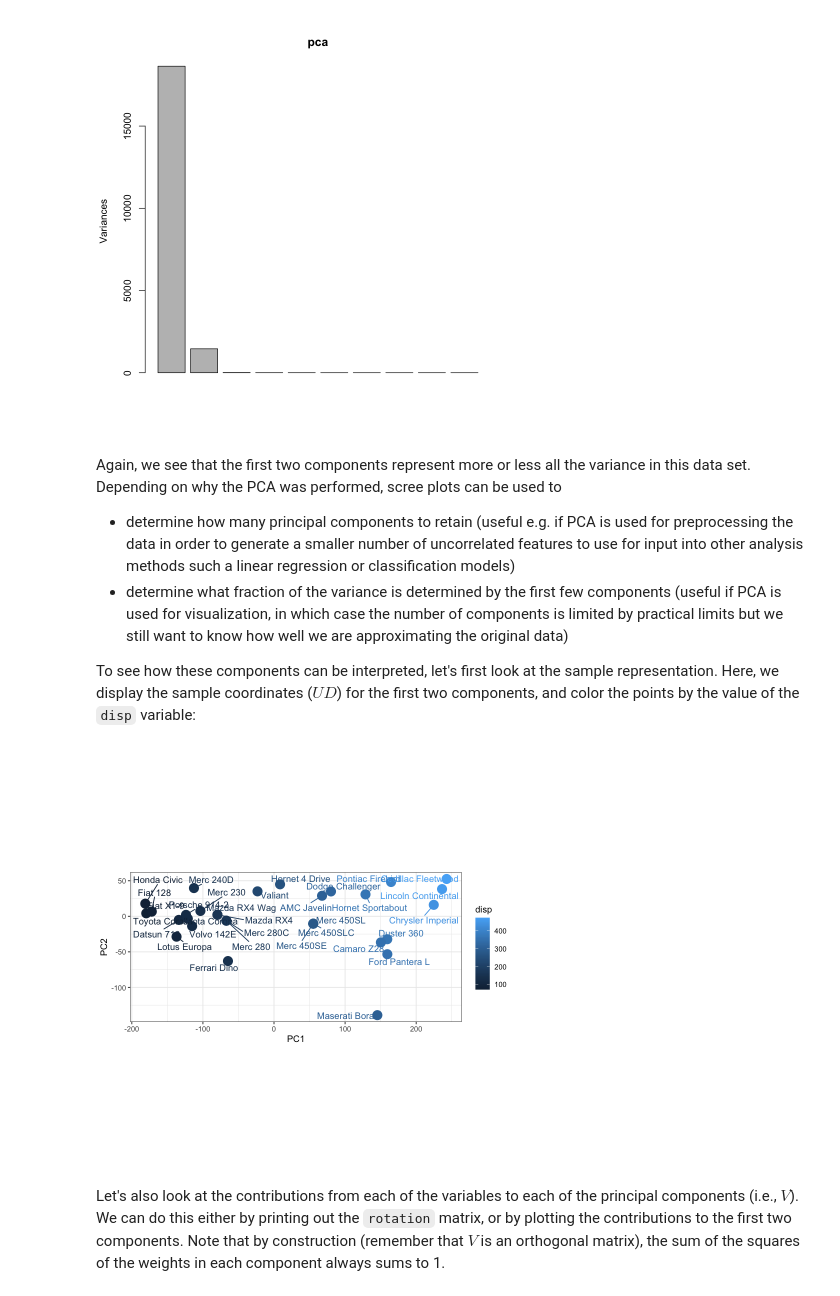
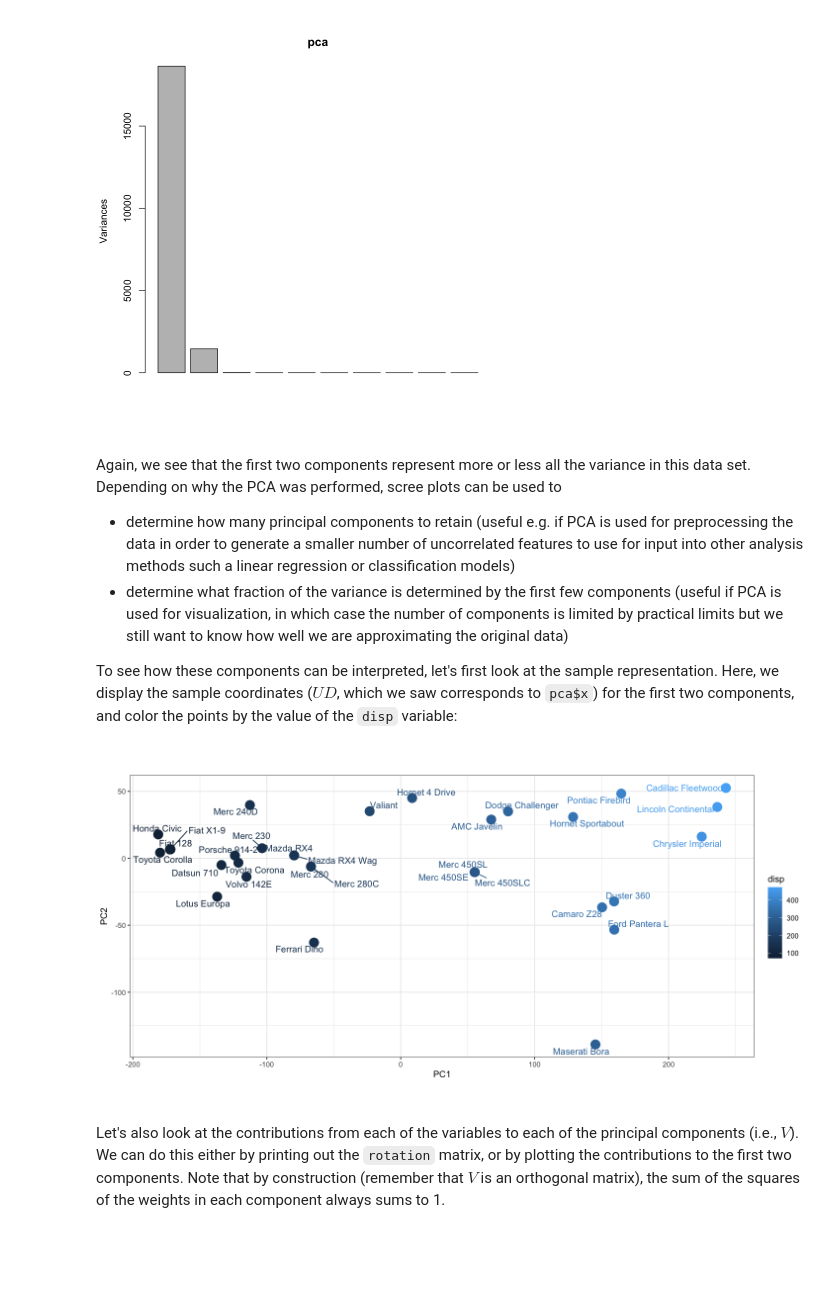
Before and after one commit to fmicompbio/PCA_intro2020, a Jupyter notebook: pca-intro.ipynb, the cells around one changed output. Saved outputs shown, nothing was run; the diff lists cells and outputs as text; code cells hidden in the pictures; blank space fills up the shorter version.

```diff
--- a/pca-intro.ipynb
+++ b/pca-intro.ipynb
@@ -366,14 +369,15 @@ Again, we see that the first two components represent more or less all the varia
 * determine how many principal components to retain (useful e.g. if PCA is used for preprocessing the data in order to generate a smaller number of uncorrelated features to use for input into other analysis methods such a linear regression or classification models)
 * determine what fraction of the variance is determined by the first few components (useful if PCA is used for visualization, in which case the number of components is limited by practical limits but we still want to know how well we are approximating the original data)
 
-To see how these components can be interpreted, let's first look at the sample representation. Here, we display the sample coordinates ($UD$) for the first two components, and color the points by the value of the `disp` variable:
+To see how these components can be interpreted, let's first look at the sample representation. Here, we display the sample coordinates ($UD$, which we saw corresponds to `pca$x`) for the first two components, and color the points by the value of the `disp` variable:
 # %%
+options(repr.plot.width = 12, repr.plot.height = 6) # default is 7, 7
 ggplot(cbind(data.frame(pca$x) %>% tibble::rownames_to_column("model"), mtcars),
        aes(x = PC1, y = PC2, color = disp, label = model)) +
 geom_point(size = 5) +
 theme_bw() +
 geom_text_repel() + coord_fixed()
 # %% [output]
-[figure, old version]
+[figure, new version]
 # %% [markdown]
 Let's also look at the contributions from each of the variables to each of the principal components (i.e., $V$). We can do this either by printing out the `rotation` matrix, or by plotting the contributions to the first two components. Note that by construction (remember that $V$ is an orthogonal matrix), the sum of the squares of the weights in each component always sums to 1.
```
Also changed, not shown: parts of 25 cells of this notebook.
